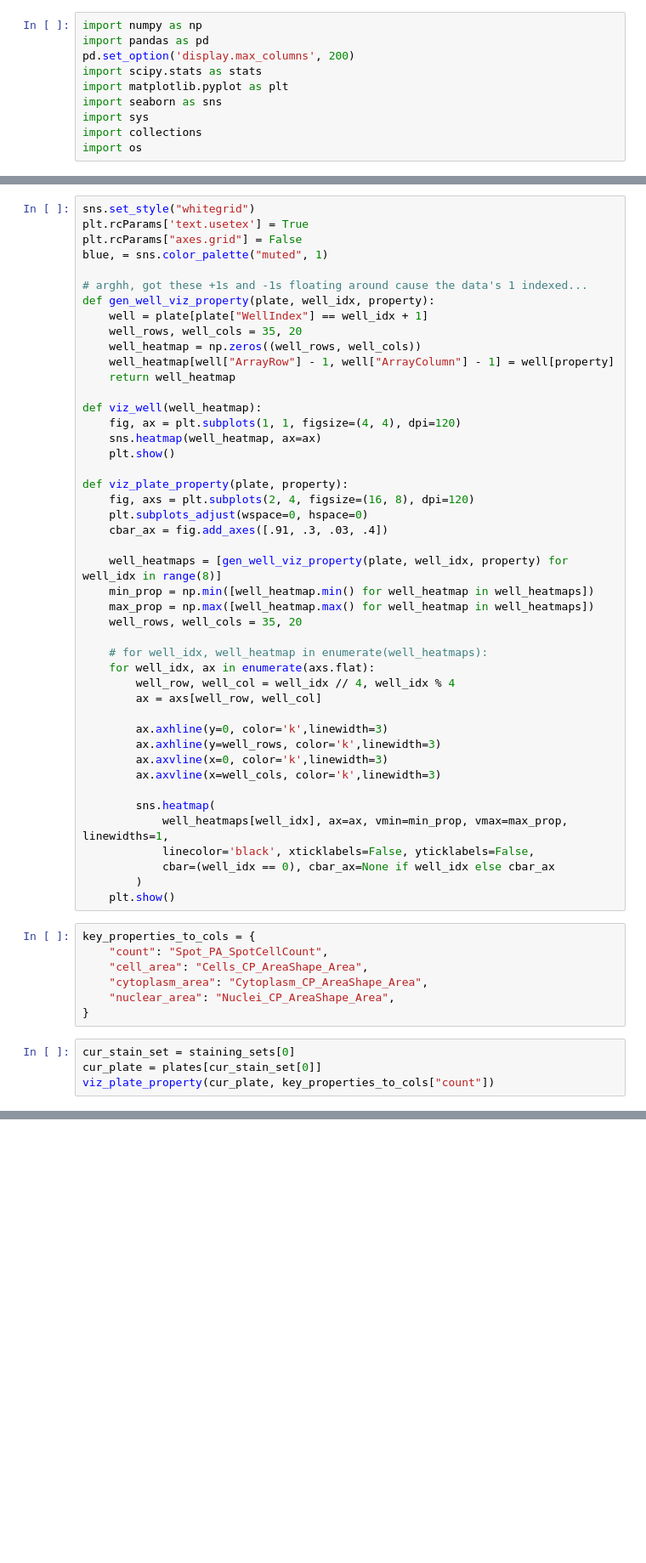
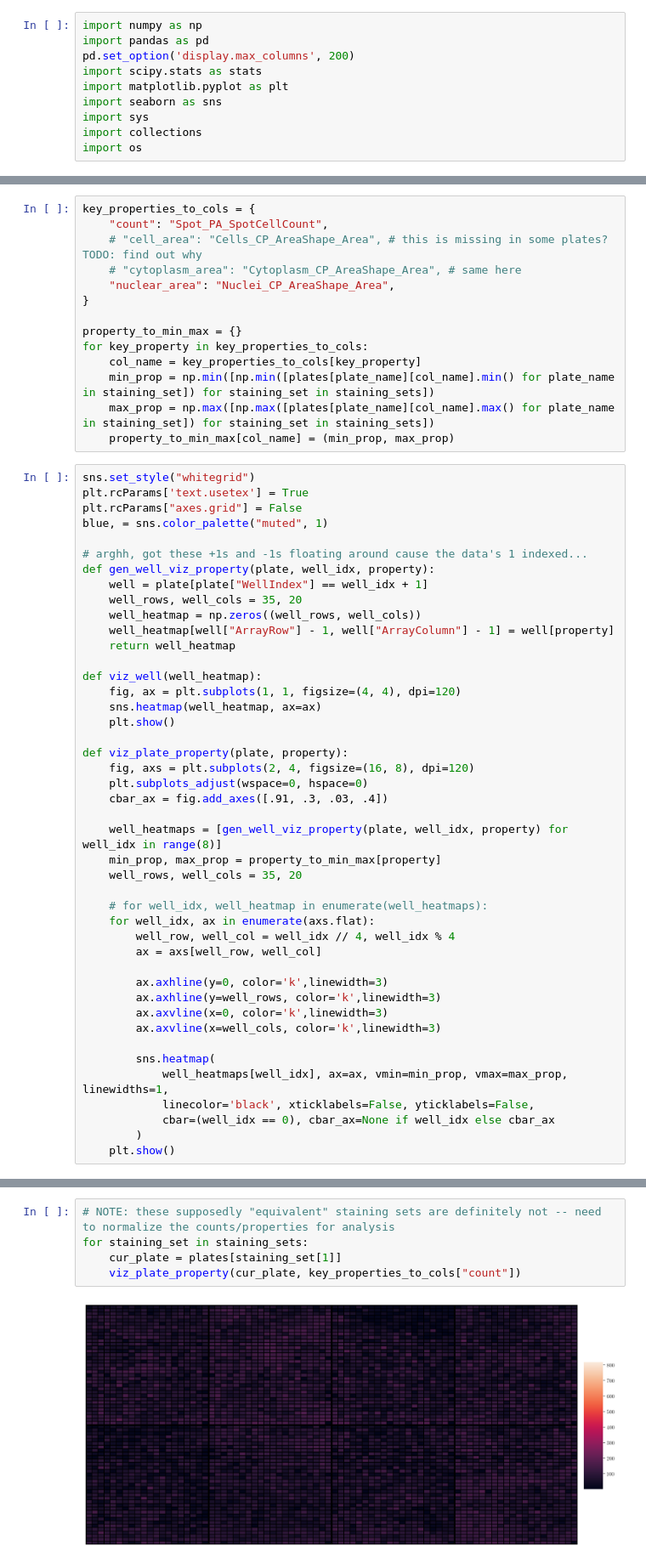
Before and after one commit to unique-subedi/microenvironment-microarrays, a Jupyter notebook: 604_project1_yash.ipynb, the cells around one changed output, grey strips where cells are left out. Shown: that part at 85% size. Cells and saved outputs as stored; diff of their text form; blank space fills up the shorter version.

Commit message:
Add viz of problem across staining sets

```diff
--- a/604_project1_yash.ipynb
+++ b/604_project1_yash.ipynb
@@ -16,3 +18,17 @@ staining_sets = [full_plates[staining_set_size * stain_idx:staining_set_size * (
+# %%
+key_properties_to_cols = {
+    "count": "Spot_PA_SpotCellCount",
+    # "cell_area": "Cells_CP_AreaShape_Area", # this is missing in some plates? TODO: find out why
+    # "cytoplasm_area": "Cytoplasm_CP_AreaShape_Area", # same here
+    "nuclear_area": "Nuclei_CP_AreaShape_Area",
+}
+
+property_to_min_max = {}
+for key_property in key_properties_to_cols:
+    col_name = key_properties_to_cols[key_property]
+    min_prop = np.min([np.min([plates[plate_name][col_name].min() for plate_name in staining_set]) for staining_set in staining_sets])
+    max_prop = np.max([np.max([plates[plate_name][col_name].max() for plate_name in staining_set]) for staining_set in staining_sets])
+    property_to_min_max[col_name] = (min_prop, max_prop)
 # %%
 sns.set_style("whitegrid")
 plt.rcParams['text.usetex'] = True
@@ -38,8 +54,7 @@ def viz_plate_property(plate, property):
     cbar_ax = fig.add_axes([.91, .3, .03, .4])
 
     well_heatmaps = [gen_well_viz_property(plate, well_idx, property) for well_idx in range(8)]
-    min_prop = np.min([well_heatmap.min() for well_heatmap in well_heatmaps])
-    max_prop = np.max([well_heatmap.max() for well_heatmap in well_heatmaps])
+    min_prop, max_prop = property_to_min_max[property]
     well_rows, well_cols = 35, 20
 
     # for well_idx, well_heatmap in enumerate(well_heatmaps):
@@ -58,14 +73,3 @@ def viz_plate_property(plate, property):
             cbar=(well_idx == 0), cbar_ax=None if well_idx else cbar_ax
         )
     plt.show()
-# %%
-key_properties_to_cols = {
-    "count": "Spot_PA_SpotCellCount",
-    "cell_area": "Cells_CP_AreaShape_Area",
-    "cytoplasm_area": "Cytoplasm_CP_AreaShape_Area",
-    "nuclear_area": "Nuclei_CP_AreaShape_Area",
-}
-# %%
-cur_stain_set = staining_sets[0]
-cur_plate = plates[cur_stain_set[0]]
-viz_plate_property(cur_plate, key_properties_to_cols["count"])
@@ -73,0 +76,7 @@ viz_plate_property(cur_plate, key_properties_to_cols["count"])
+# %%
+# NOTE: these supposedly "equivalent" staining sets are definitely not -- need to normalize the counts/properties for analysis
+for staining_set in staining_sets:
+    cur_plate = plates[staining_set[1]]
+    viz_plate_property(cur_plate, key_properties_to_cols["count"])
+# %% [output]
+[figure, added]
```
Also changed, not shown: parts of 3 cells of this notebook.
